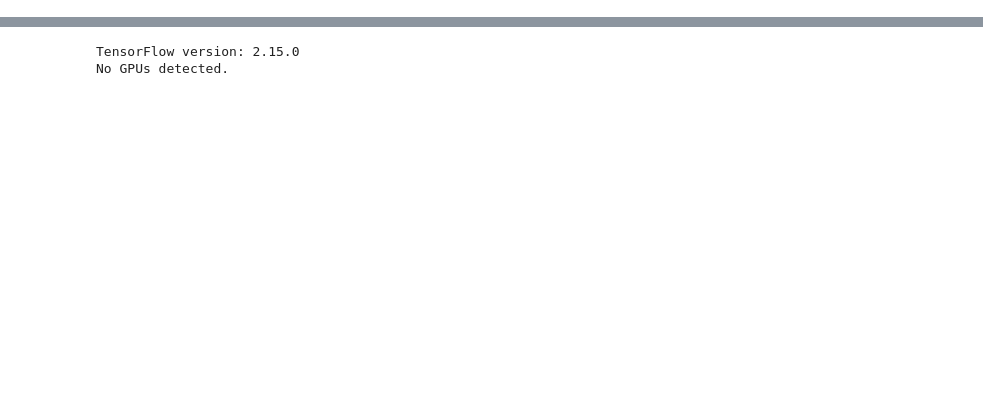
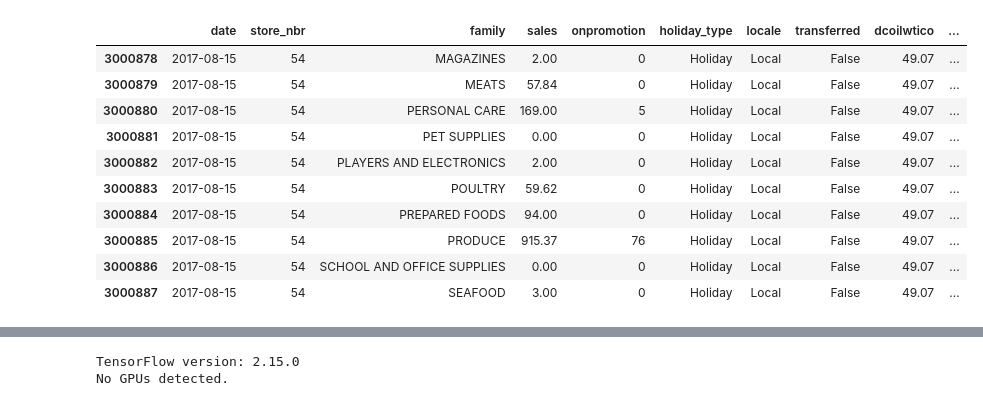
Before and after one commit to Seif-Eldin-Omar/sales-forecasting-optimization, a Jupyter notebook: notebooks/LSTM.ipynb, the cells around one changed output, grey strips where cells are left out. Cells and saved outputs as stored; diff of their text form; code cells hidden in the pictures; blank space fills up the shorter version.

Commit message:
Add Updated LSTM

```diff
--- a/notebooks/LSTM.ipynb
+++ b/notebooks/LSTM.ipynb
@@ -1,9 +1,15 @@
 # %%
 import pandas as pd
 import numpy as np
-from sklearn.preprocessing import MinMaxScaler, LabelEncoder
+from sklearn.preprocessing import LabelEncoder, RobustScaler
 from sklearn.metrics import mean_squared_error, r2_score
-from tensorflow.keras.models import Sequential
-from tensorflow.keras.layers import LSTM, Dense, Dropout
+from tensorflow.keras.models import Model
+from tensorflow.keras.layers import LSTM, Dense, Dropout, Embedding, Flatten, Input, Conv2D, MaxPooling2D, Concatenate, Reshape
 import matplotlib.pyplot as plt
 import seaborn as sns
+
+pd.set_option('display.max_columns', None)
+pd.set_option('display.float_format', '{:.2f}'.format)
+
+import warnings
+warnings.filterwarnings("ignore")
@@ -23,0 +28,14 @@ df.head()
+# %%
+df[(df['date'].dt.year == 2017)].tail(10)
+# %% [output]
+|  | date | store_nbr | family | sales | onpromotion | holiday_type | locale | transferred | dcoilwtico | ... |
+| 3000878 | 2017-08-15 | 54 | MAGAZINES | 2.00 | 0 | Holiday | Local | False | 49.07 | ... |
+| 3000879 | 2017-08-15 | 54 | MEATS | 57.84 | 0 | Holiday | Local | False | 49.07 | ... |
+| 3000880 | 2017-08-15 | 54 | PERSONAL CARE | 169.00 | 5 | Holiday | Local | False | 49.07 | ... |
+| 3000881 | 2017-08-15 | 54 | PET SUPPLIES | 0.00 | 0 | Holiday | Local | False | 49.07 | ... |
+| 3000882 | 2017-08-15 | 54 | PLAYERS AND ELECTRONICS | 2.00 | 0 | Holiday | Local | False | 49.07 | ... |
+| 3000883 | 2017-08-15 | 54 | POULTRY | 59.62 | 0 | Holiday | Local | False | 49.07 | ... |
+| 3000884 | 2017-08-15 | 54 | PREPARED FOODS | 94.00 | 0 | Holiday | Local | False | 49.07 | ... |
+| 3000885 | 2017-08-15 | 54 | PRODUCE | 915.37 | 76 | Holiday | Local | False | 49.07 | ... |
+| 3000886 | 2017-08-15 | 54 | SCHOOL AND OFFICE SUPPLIES | 0.00 | 0 | Holiday | Local | False | 49.07 | ... |
+| 3000887 | 2017-08-15 | 54 | SEAFOOD | 3.00 | 0 | Holiday | Local | False | 49.07 | ... |
```
Also changed, not shown: parts of 31 cells of this notebook, 1 other file.
